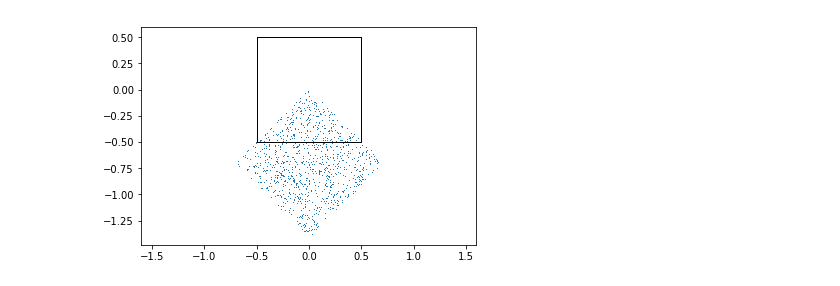
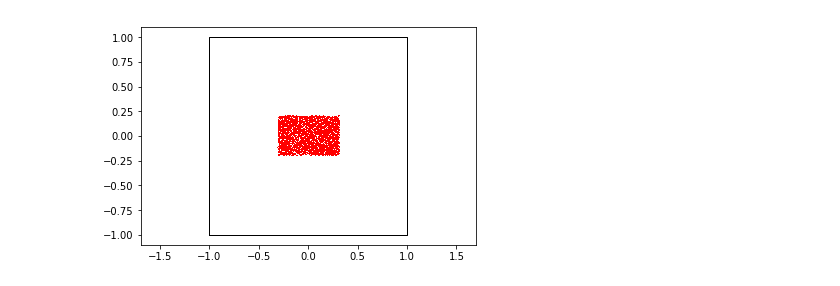
Before and after one commit to xdze2/CuNb, a Jupyter notebook: diff_X/ray_tracing/ray_tracing_v3.ipynb, the cells around one changed output. Cells and saved outputs as stored; diff of their text form; code cells hidden in the pictures.

```diff
--- a/diff_X/ray_tracing/ray_tracing_v3.ipynb
+++ b/diff_X/ray_tracing/ray_tracing_v3.ipynb
@@ -4,7 +4,7 @@ import matplotlib.pylab as plt
 # %%
 def rotation_matrix(omega, psi, phi):
     '''Rotation matrix defined with Euler's angles
-        i.e. Body Rotation with axis order 'yxz'
+        i.e. Body Rotation (intrisic) with axis order 'yxz'
     '''
     s_omega, c_omega = np.sin(omega), np.cos(omega)
     s_psi, c_psi = np.sin(psi), np.cos(psi)
@@ -21,3 +21,6 @@ def rotation_matrix(omega, psi, phi):
                     c_omega*c_psi]])
 
     return R
+# %%
+R = rotation_matrix(3, 2, 1)
+np.matmul(R, R.T)
@@ -34,8 +41,8 @@ def change_base(A, u, angles, offset):
     return A_prime, u_prime
 
 # test
-u = np.array([[-1, 0, 0], ])
-A = np.array([[10, 0, 0], ])
+u = np.array([[-1, 0, 0], [1, 1, 1]])
+A = np.array([[1, 0, 0], [1, 0, 0]])
 
-change_base(A, u, (np.pi/2, 0, 0), (0, 0, 0))
+change_base(A, u, (np.pi/2, 0, 0), (0, 0, -1))
 # %% [output]
@@ -44,6 +53,8 @@ change_base(A, u, (np.pi/2, 0, 0), (0, 0, 0))
 # %%
 def rectangle_intersection(A, u, angles, offset, width, height):
-    '''Projection of the ray (A, u) on the plane xy'''
+    '''Projection of the ray (A, u) on the plane xy
+        of the rotated (angles) and translated (offset) base
+    '''
     A_prime, u_prime = change_base(A, u, angles, offset)
 
     time_to_plane = -np.divide(A_prime[:, 2], u_prime[:, 2],
@@ -54,10 +65,10 @@ def rectangle_intersection(A, u, angles, offset, width, height):
     in_plane_uv = A_prime[:, 0:2] + time_to_plane[:, np.newaxis]*u_prime[:, 0:2]
 
 
-    mask = time_to_plane >= 0
-    mask = np.logical_and(mask, np.abs(in_plane_uv[:, 0]) > width/2 )
-    mask = np.logical_or(mask, np.abs(in_plane_uv[:, 1]) > height/2 )
+    lost = time_to_plane < 0
+    lost = np.logical_or(lost, np.abs(in_plane_uv[:, 0]) > width/2 )
+    lost = np.logical_or(lost, np.abs(in_plane_uv[:, 1]) > height/2 )
 
     #in_plane_uv[mask, :] = np.NaN
 
-    return mask, in_plane_uv, B
+    return lost, in_plane_uv, B
@@ -81,18 +133,26 @@ def normalize(array_of_vector):
 # %%
-# test
-N = 1000
+# test diffract - old
+theta = 140 *np.pi/180
+deuxtheta = 2*theta
+
+N = 5100
 u = np.zeros((N, 3)) - np.array((1, 0, 0))
-A = np.random.rand(N, 3) + np.array((10, 0, 0))
+A = 0.4*(np.random.rand(N, 3)-0.5) + np.array((10, 0, 0))
 
-angles = (np.pi/2, 0, np.pi/4)
-offset = (0, np.sqrt(2), 0)
-width, height = 1, 1
+gamma = np.pi/2 * (np.random.rand(N,) - 0.5)
+
+# sample
+angles = (theta, 0, 0)
+offset = (0, 0, 0)
+width, height = 2, 2
 
 mask, in_plane_uv, B = rectangle_intersection(A, u, angles, offset, width, height)
 
-plt.plot(in_plane_uv[:, 0], in_plane_uv[:, 1], ',')
+# graph
+plt.plot(in_plane_uv[~mask, 0], in_plane_uv[~mask, 1], ',r')
+plt.plot(in_plane_uv[mask, 0], in_plane_uv[mask, 1], ',b')
 plt.plot([-width/2, width/2, width/2, -width/2, -width/2],
          [-height/2, -height/2, height/2, height/2, -height/2], '-', color='black', linewidth=1)
 plt.axis('equal');
 # %% [output]
-[figure, old version]
+[figure, new version]
```
Also changed, not shown: parts of 31 cells of this notebook, 1 other file.
